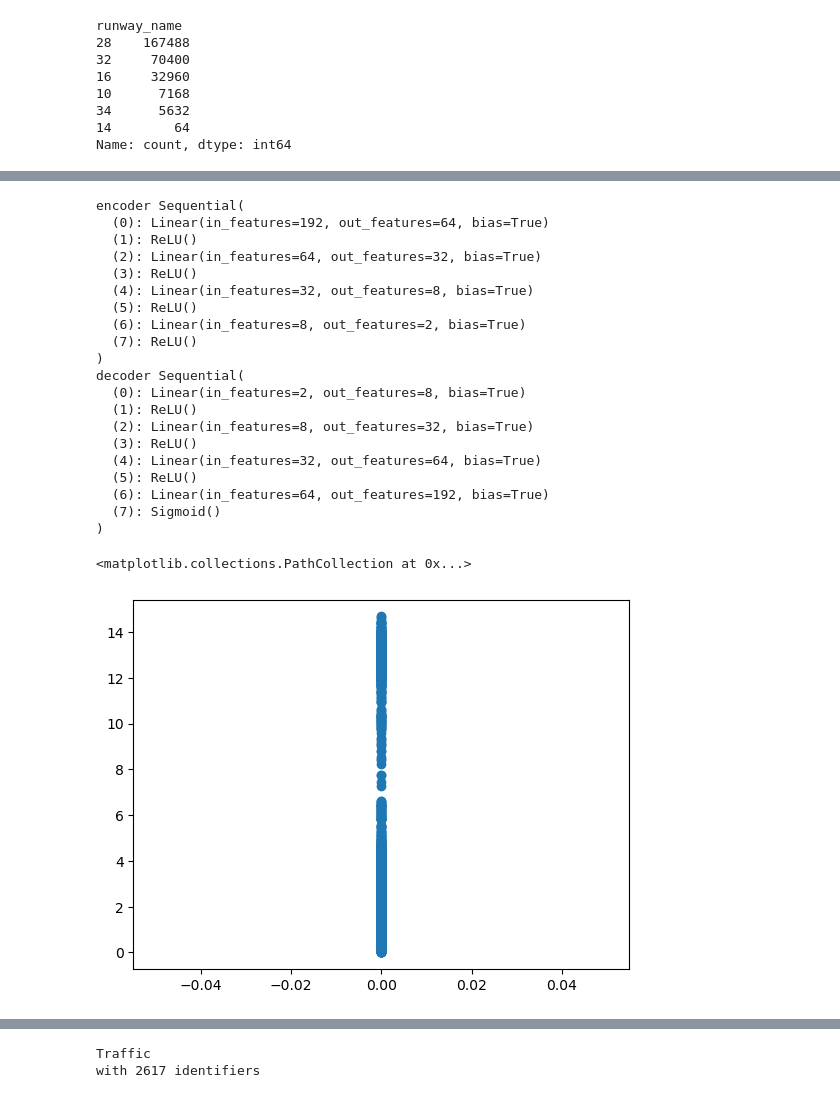
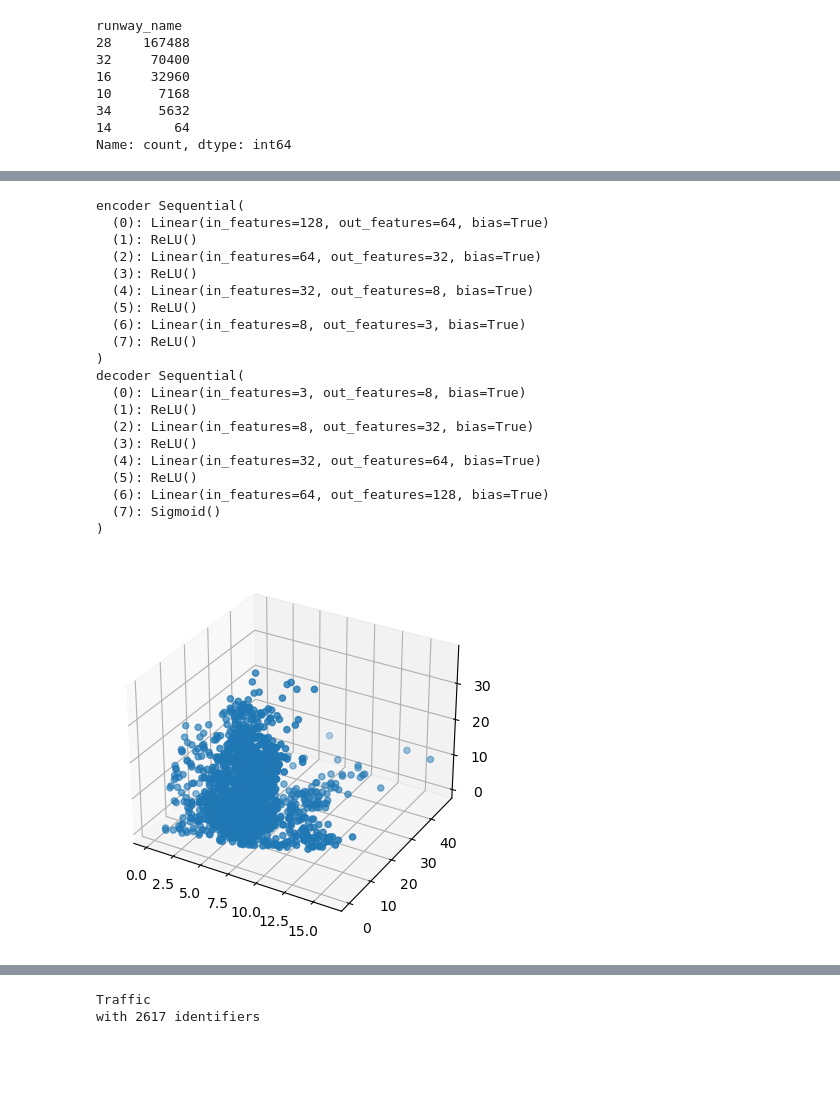
Before and after one commit to arthurlaquieze/artefact, a Jupyter notebook: test.ipynb, the cells around one changed output, grey strips where cells are left out. Cells and saved outputs as stored; diff of their text form; code cells hidden in the pictures; blank space fills up the shorter version.

```diff
--- a/test.ipynb
+++ b/test.ipynb
@@ -1,6 +1,8 @@
 # %%
 nb_samples = 64
-list_features = ["longitude", "latitude", "groundspeed"] #, "track"] #, "altitude"]
+# list_features = ["longitude", "latitude", "groundspeed"] #, "track"] #, "altitude"]
+# list_features = ["longitude", "latitude", "track"] #, "track"] #, "altitude"]
+list_features = ["longitude", "latitude"] #, "track"] #, "altitude"]
 nb_features = len(list_features)
 # %%
 from traffic.core import Flight, Traffic
@@ -78,36 +197,48 @@ decoder Sequential(
 # %%
-model_ = Autoencoder((nb_samples * nb_features, 64, 32, 8, 2))
+model_ = Autoencoder((nb_samples * nb_features, 64, 32, 8, 3))
 
 model, loss = train(
-    model_, X, device=device, nb_iterations=5000, batch_size=len(X), lambda_kl=0.
+    # model_, X, device=device, nb_iterations=5000, batch_size=len(X), lambda_kl=0, epochs=1, distance_trajectory="euclidean"
+    model_, X, device=device, nb_iterations=5000, batch_size=len(X), lambda_kl=0, epochs=3, distance_trajectory="directed_hausdorff"
+    # model_, X, device=device, nb_iterations=5000, batch_size=len(X), lambda_kl=0, epochs=3, distance_trajectory="euclidean"
 )
 # %% [output]
 encoder Sequential(
-  (0): Linear(in_features=192, out_features=64, bias=True)
+  (0): Linear(in_features=128, out_features=64, bias=True)
   (1): ReLU()
   (2): Linear(in_features=64, out_features=32, bias=True)
   (3): ReLU()
   (4): Linear(in_features=32, out_features=8, bias=True)
   (5): ReLU()
-  (6): Linear(in_features=8, out_features=2, bias=True)
+  (6): Linear(in_features=8, out_features=3, bias=True)
   (7): ReLU()
 )
 decoder Sequential(
-  (0): Linear(in_features=2, out_features=8, bias=True)
+  (0): Linear(in_features=3, out_features=8, bias=True)
   (1): ReLU()
   (2): Linear(in_features=8, out_features=32, bias=True)
   (3): ReLU()
   (4): Linear(in_features=32, out_features=64, bias=True)
   (5): ReLU()
-  (6): Linear(in_features=64, out_features=192, bias=True)
+  (6): Linear(in_features=64, out_features=128, bias=True)
   (7): Sigmoid()
 )
-# %%
-latent = get_latent(X, model, device)
-
-plt.scatter(latent[:, 0], latent[:, 1])
-# %% [output]
-<matplotlib.collections.PathCollection at 0x...>
-[figure, removed]
+# %%
+latent = get_latent(X, model, device)
+
+%matplotlib inline
+# %matplotlib widget
+# %matplotlib ipympl
+
+# plt.interactive(True)
+
+fig = plt.figure()
+ax = fig.add_subplot(projection='3d')
+
+# ax.scatter(latent[:, 0], latent[:, 1],c=latent[:, 2])
+ax.scatter(latent[:, 0], latent[:, 1], latent[:, 2])
+plt.show()
+# %% [output]
+[figure, added]
 # %%
 plot_loss(loss["loss"])
```
Also changed, not shown: parts of 13 cells of this notebook.
